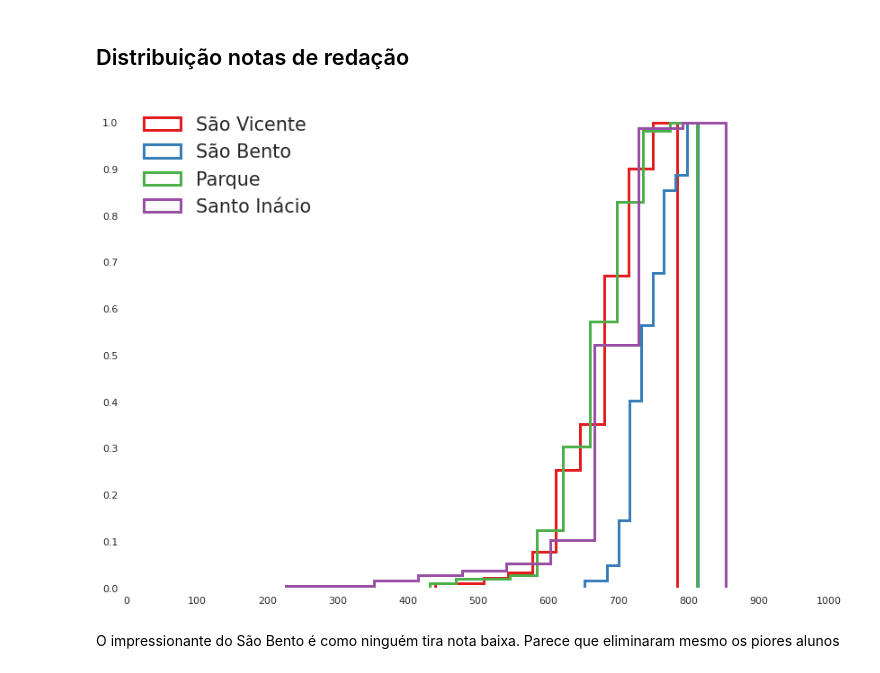
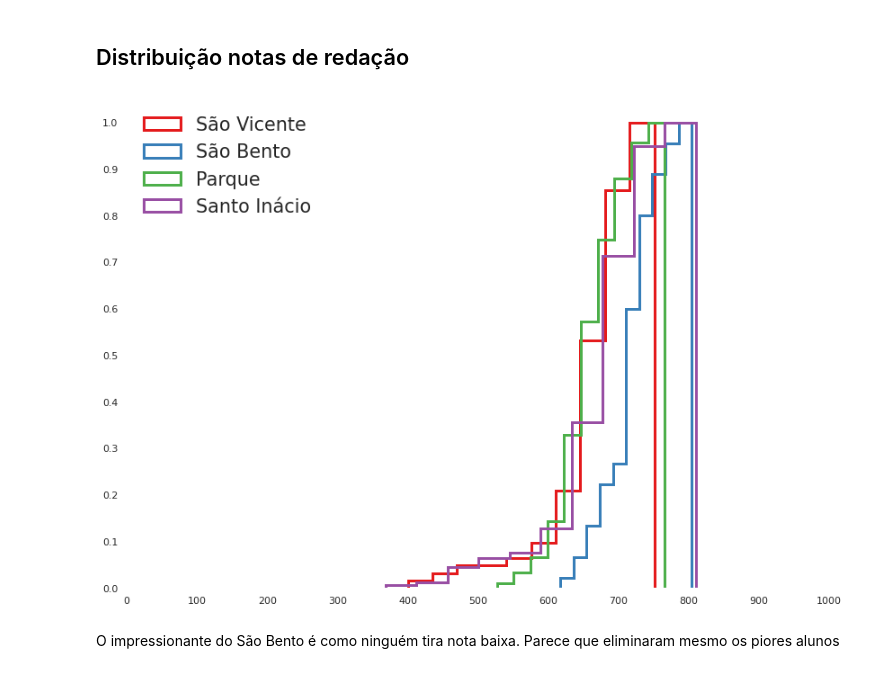
Before and after one commit to pauloneves/educacao, a Jupyter notebook: 03_analisa.ipynb, the cells around one changed output. Saved outputs shown, nothing was run; the diff lists cells and outputs as text; code cells hidden in the pictures.

```diff
--- a/03_analisa.ipynb
+++ b/03_analisa.ipynb
@@ -43,6 +45,6 @@ df_enem_rio = (pd.read_feather('dados/enem_rio_2018.feather')
 )
 # %%
-df_enem_rio = pd.read_feather('dados/enem_rio_2018.feather')
+df_enem_rio = pd.read_feather(f"dados/enem_rio_{ANO_ULT}.feather")
 print(df_enem_rio.size)
 # df_enem_rio = df_enem_rio.query("TP_ST_CONCLUSAO == 2")
 # print(df_enem_rio.size)
@@ -82,10 +100,12 @@ notas_pesos =(1, 1, 1, 1, 1) #peso do Inep com redação igual os demais
 # %%
 media_ponderada = lambda notas: np.average(notas, weights=notas_pesos)
 
-#df_enem_rio me dá as notas do enem de cada aluno de escola do rio de janeiro
-df_enem_rio['nota_final'] = df_enem_rio.loc[df_enem_rio.TP_ST_CONCLUSAO == 2, notas_cols ]\
-                                       .apply(media_ponderada, axis=1)\
-                                       .round(0)
-df_enem_rio[notas_cols+ ['nota_final']].head()
+# df_enem_rio me dá as notas do enem de cada aluno de escola do rio de janeiro
+df_enem_rio["nota_final"] = (
+    df_enem_rio.loc[df_enem_rio.TP_ST_CONCLUSAO == 2, notas_cols]
+    .apply(media_ponderada, axis=1)
+    .round(0)
+)
+df_enem_rio[notas_cols + ["nota_final"]].head()
 # %% [output]
 |  | NU_NOTA_CN | NU_NOTA_CH | NU_NOTA_LC | NU_NOTA_MT | NU_NOTA_REDACAO | nota_final |
@@ -253,30 +310,37 @@ compara_distribuicoes('NU_NOTA_CH');
 # %% [markdown]
 ## Distribuição notas de redação
 # %%
-plt.style.use('seaborn-whitegrid')
-sns.set(rc={'figure.figsize':(14,10), 'axes.xmargin': .1})
+plt.style.use("seaborn-whitegrid")
+sns.set(rc={"figure.figsize": (14, 10), "axes.xmargin": 0.1})
 plt.box(False)
 plt.set_cmap(plt.cm.Set2)
-num_ploted=0
+num_ploted = 0
+
+
 def plot_cdf(co_escola, label):
     global num_ploted
-    plt.hist(df_enem_rio.query("CO_ESCOLA == @co_escola").nota_final.dropna(),
-             cumulative=True, histtype='step', linewidth=3,
-             color=plt.cm.Set1.colors[num_ploted],
-             density=True, #bins=df_escola.size,
-             label=label);
+    plt.hist(
+        df_enem_rio.query("CO_ESCOLA == @co_escola").nota_final.dropna(),
+        cumulative=True,
+        histtype="step",
+        linewidth=3,
+        color=plt.cm.Set1.colors[num_ploted],
+        density=True,  # bins=df_escola.size,
+        label=label,
+    )
     num_ploted += 1
 
-plot_cdf(CO_SAO_VICENTE, 'São Vicente')
-plot_cdf(CO_SAO_BENTO, 'São Bento')
-plot_cdf(CO_PARQUE, 'Parque')
-plot_cdf(CO_ST_INACIO, 'Santo Inácio')
-plt.legend(fontsize='xx-large', framealpha=.1, facecolor='white' )
 
-plt.yticks(np.linspace(0, 1, 11));
+plot_cdf(CO_SAO_VICENTE, "São Vicente")
+plot_cdf(CO_SAO_BENTO, "São Bento")
+plot_cdf(CO_PARQUE, "Parque")
+plot_cdf(CO_ST_INACIO, "Santo Inácio")
+plt.legend(fontsize="xx-large", framealpha=0.1, facecolor="white")
+
+plt.yticks(np.linspace(0, 1, 11))
 plt.xticks(np.linspace(0, 1000, 11));
 # %% [output]
-[figure, old version]
+[figure, new version]
 # %% [markdown]
 O impressionante do São Bento é como ninguém tira nota baixa. Parece que eliminaram mesmo os piores alunos
 # %% [markdown]
```
Also changed, not shown: parts of 38 cells of this notebook, 4 other files.
